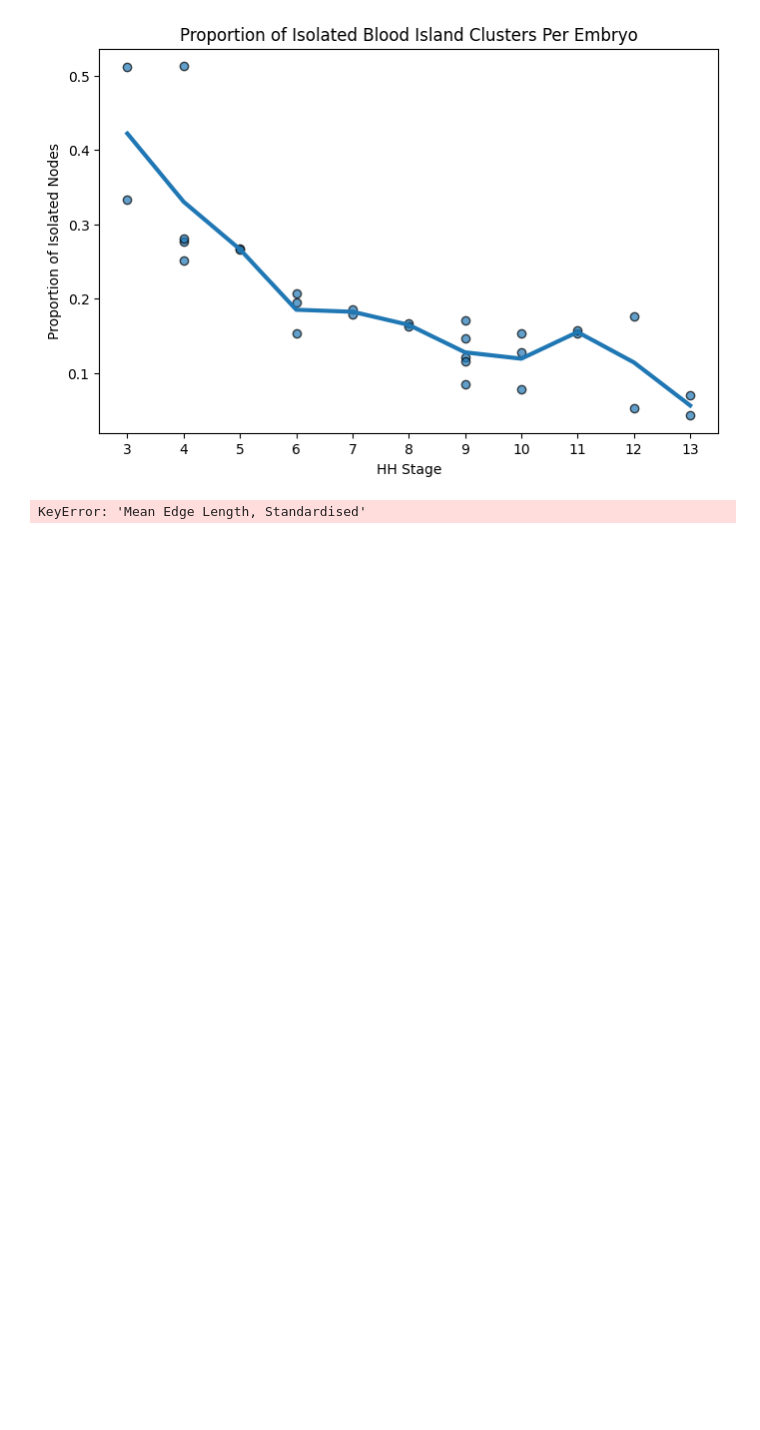
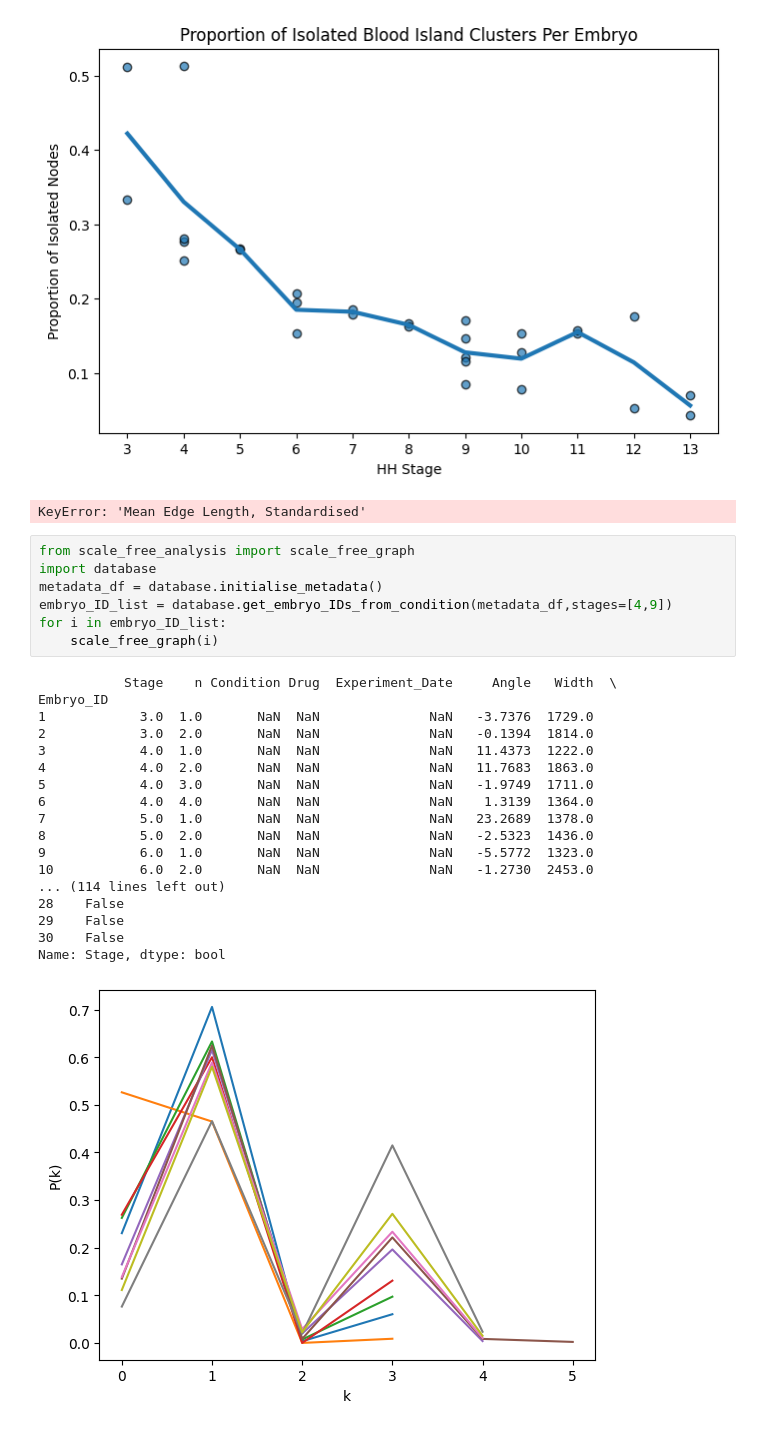
Before and after one commit to izzy-cole/Vasculogenesis-Network-Skeleton, a Jupyter notebook: skeleton_analysis_results_all_n.ipynb, the cells around one changed output. Saved outputs shown, nothing was run; the diff lists cells and outputs as text; blank space fills up the shorter version.

Commit message:
Add analysis of degree distribution

```diff
--- a/skeleton_analysis_results_all_n.ipynb
+++ b/skeleton_analysis_results_all_n.ipynb
@@ -44,3 +44,29 @@ for i in range(len(properties)):
 [figure]
 [figure]
 KeyError: 'Mean Edge Length, Standardised'
+# %%
+from scale_free_analysis import scale_free_graph
+import database
+metadata_df = database.initialise_metadata()
+embryo_ID_list = database.get_embryo_IDs_from_condition(metadata_df,stages=[4,9])
+for i in embryo_ID_list:
+    scale_free_graph(i)
+# %% [output]
+           Stage    n Condition Drug  Experiment_Date     Angle   Width  \
+Embryo_ID
+1            3.0  1.0       NaN  NaN              NaN   -3.7376  1729.0
+2            3.0  2.0       NaN  NaN              NaN   -0.1394  1814.0
+3            4.0  1.0       NaN  NaN              NaN   11.4373  1222.0
+4            4.0  2.0       NaN  NaN              NaN   11.7683  1863.0
+5            4.0  3.0       NaN  NaN              NaN   -1.9749  1711.0
+6            4.0  4.0       NaN  NaN              NaN    1.3139  1364.0
+7            5.0  1.0       NaN  NaN              NaN   23.2689  1378.0
+8            5.0  2.0       NaN  NaN              NaN   -2.5323  1436.0
+9            6.0  1.0       NaN  NaN              NaN   -5.5772  1323.0
+10           6.0  2.0       NaN  NaN              NaN   -1.2730  2453.0
+... (114 lines left out)
+28    False
+29    False
+30    False
+Name: Stage, dtype: bool
+[figure, added]
```
Also changed, not shown: 2 other files.
